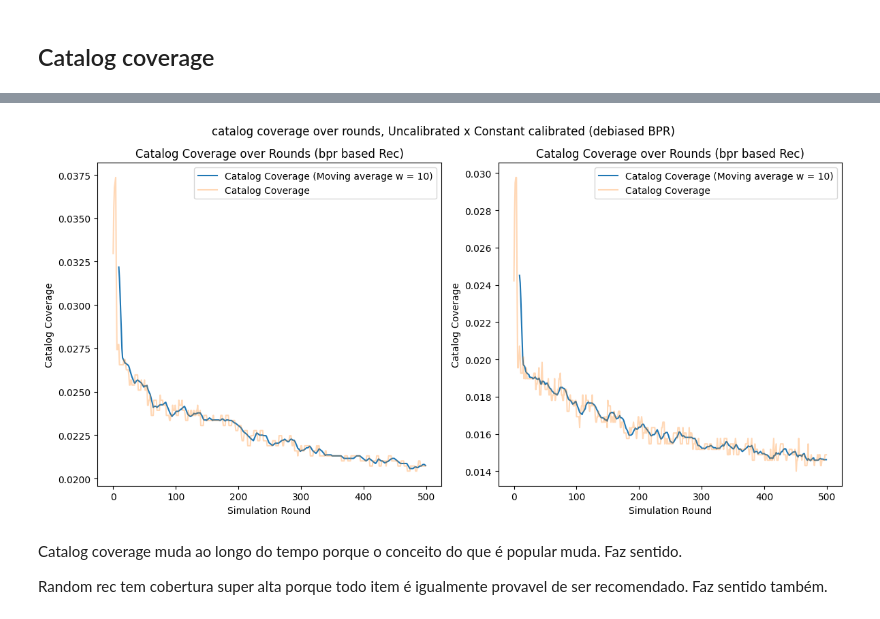
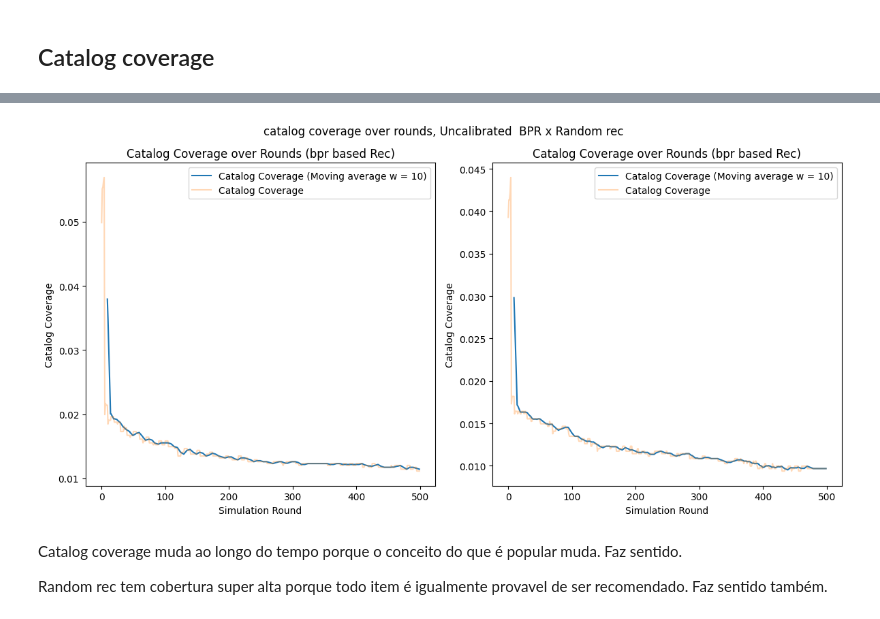
Before and after one commit to caiotda/dynamicTasteDistortion, a Jupyter notebook: smaller_experiments_analysis.ipynb, the cells around one changed output, grey strips where cells are left out. Drawn from its saved outputs; the diff is of its cells as text; code cells hidden in the pictures.

```diff
--- a/smaller_experiments_analysis.ipynb
+++ b/smaller_experiments_analysis.ipynb
@@ -67,7 +63,7 @@ plot_metric_comparison(bpr_debiased, random_rec, metric_name="coverage", title="
-# %%
-plot_metric_comparison(bpr_debiased, bpr_debiased_calibrated_constant, metric_name="coverage", title="catalog coverage over rounds, Uncalibrated x Constant calibrated (debiased BPR)", graph="line", plot_retrain_points=False,  window_size=10)
-# %% [output]
-[figure, removed]
+# %%
+plot_metric_comparison(bpr_debiased, bpr_debiased_calibrated_constant, metric_name="coverage", title="catalog coverage over rounds, Uncalibrated  BPR x Random rec", graph="line", plot_retrain_points=False,  window_size=10)
+# %% [output]
+[figure, added]
 # %% [markdown]
 Catalog coverage muda ao longo do tempo porque o conceito do que é popular muda. Faz sentido.
 
```
Also changed, not shown: parts of 18 cells of this notebook, 2 other files.
